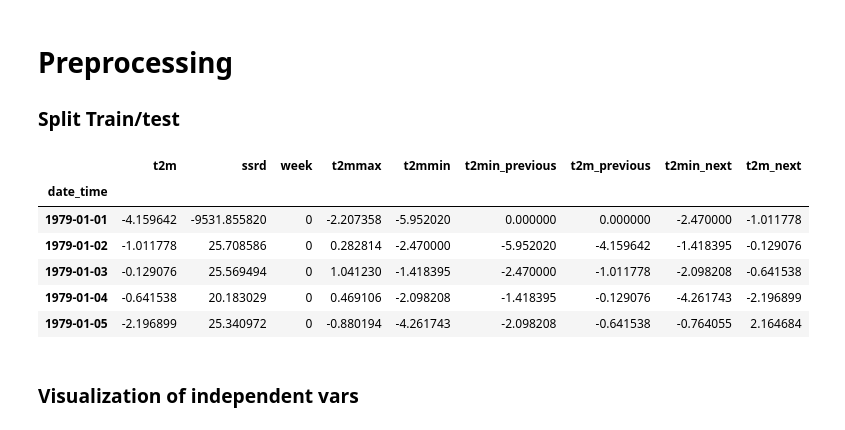
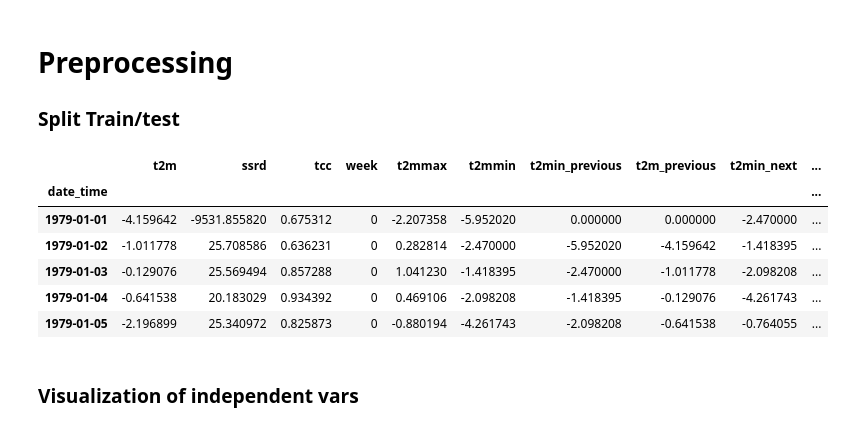
Before and after one commit to 2021-Energy-Climate-Hackathon/group_1, a Jupyter notebook: t2m_final.ipynb, the cells around one changed output. Drawn from its saved outputs; the diff is of its cells as text; code cells hidden in the pictures.

```diff
--- a/t2m_final.ipynb
+++ b/t2m_final.ipynb
@@ -40,20 +63,20 @@ X = df_daily
 # %%
 # add lag features
 X["t2min_previous"] = X.t2mmin.shift(1)
 X["t2m_previous"] = X.t2m.shift(1)
 X["t2min_next"] = X.t2mmin.shift(-1)
 X["t2m_next"] = X.t2m.shift(-1)
 X = X.fillna(0)
-X.drop(columns = ["w100", "tcc", "tp", "nao", "w10", "msl"], inplace = True)
+X.drop(columns = ["w100", "tp", "nao", "w10", "msl"], inplace = True)
 X.head()
 # %% [output]
-|  | t2m | ssrd | week | t2mmax | t2mmin | t2min_previous | t2m_previous | t2min_next | t2m_next |
-| date_time |  |  |  |  |  |  |  |  |  |
-| 1979-01-01 | -4.159642 | -9531.855820 | 0 | -2.207358 | -5.952020 | 0.000000 | 0.000000 | -2.470000 | -1.011778 |
-| 1979-01-02 | -1.011778 | 25.708586 | 0 | 0.282814 | -2.470000 | -5.952020 | -4.159642 | -1.418395 | -0.129076 |
-| 1979-01-03 | -0.129076 | 25.569494 | 0 | 1.041230 | -1.418395 | -2.470000 | -1.011778 | -2.098208 | -0.641538 |
-| 1979-01-04 | -0.641538 | 20.183029 | 0 | 0.469106 | -2.098208 | -1.418395 | -0.129076 | -4.261743 | -2.196899 |
-| 1979-01-05 | -2.196899 | 25.340972 | 0 | -0.880194 | -4.261743 | -2.098208 | -0.641538 | -0.764055 | 2.164684 |
+|  | t2m | ssrd | tcc | week | t2mmax | t2mmin | t2min_previous | t2m_previous | t2min_next | ... |
+| date_time |  |  |  |  |  |  |  |  |  | ... |
+| 1979-01-01 | -4.159642 | -9531.855820 | 0.675312 | 0 | -2.207358 | -5.952020 | 0.000000 | 0.000000 | -2.470000 | ... |
+| 1979-01-02 | -1.011778 | 25.708586 | 0.636231 | 0 | 0.282814 | -2.470000 | -5.952020 | -4.159642 | -1.418395 | ... |
+| 1979-01-03 | -0.129076 | 25.569494 | 0.857288 | 0 | 1.041230 | -1.418395 | -2.470000 | -1.011778 | -2.098208 | ... |
+| 1979-01-04 | -0.641538 | 20.183029 | 0.934392 | 0 | 0.469106 | -2.098208 | -1.418395 | -0.129076 | -4.261743 | ... |
+| 1979-01-05 | -2.196899 | 25.340972 | 0.825873 | 0 | -0.880194 | -4.261743 | -2.098208 | -0.641538 | -0.764055 | ... |
 # %%
 # create 24-hour t2m arrays as target variable
 Y_list = []
```
Also changed, not shown: parts of 11 cells of this notebook, 2 other files.
